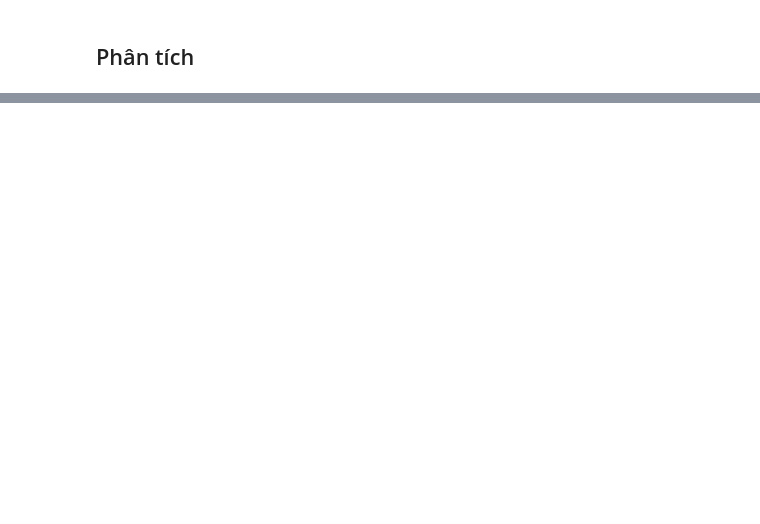
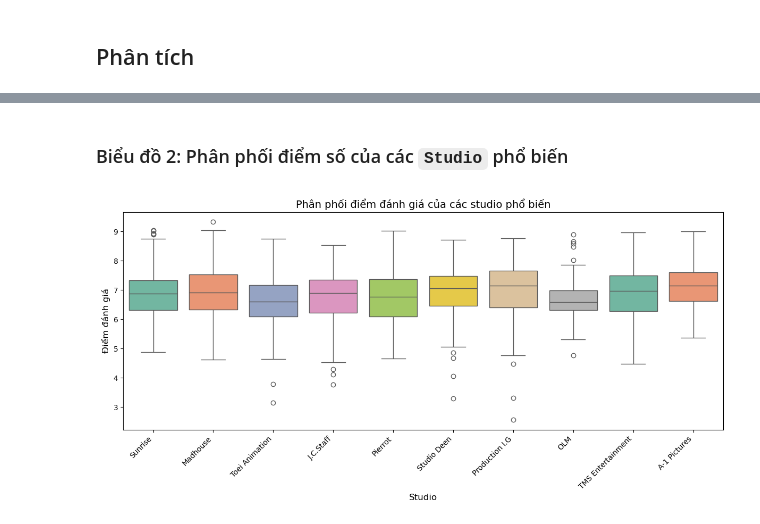
Before and after one commit to V1nk4n/Intro2DS_FinalProject, a Jupyter notebook: data_questions/question_ngochan203.ipynb, the cells around one changed output, grey strips where cells are left out. Saved outputs shown, nothing was run; the diff lists cells and outputs as text; code cells hidden in the pictures; blank space fills up the shorter version.

```diff
--- a/data_questions/question_ngochan203.ipynb
+++ b/data_questions/question_ngochan203.ipynb
@@ -313,0 +180,20 @@ Nhận xét:
+# %% [markdown]
+### Biểu đồ 2: Phân phối điểm số của các `Studio` phổ biến
+# %%
+# Lấy top các studio có nhiều bộ phim nhất
+studios_counts = cleaned_df['Studios'].value_counts()
+top_studios = studios_counts.head(10).index
+filtered_df = cleaned_df[cleaned_df['Studios'].isin(top_studios)]
+
+# Vẽ biểu đồ hộp
+plt.figure(figsize=(12, 6))
+sns.boxplot(data=filtered_df, x='Studios', y='Score', hue='Studios', palette='Set2', dodge=False)
+
+plt.title('Phân phối điểm đánh giá của các studio phổ biến', fontsize=14)
+plt.xlabel('Studio', fontsize=12)
+plt.ylabel('Điểm đánh giá', fontsize=12)
+plt.xticks(rotation=45, ha='right')
+plt.tight_layout()
+plt.show()
+# %% [output]
+[figure, added]
```
Also changed, not shown: parts of 65 cells of this notebook.
